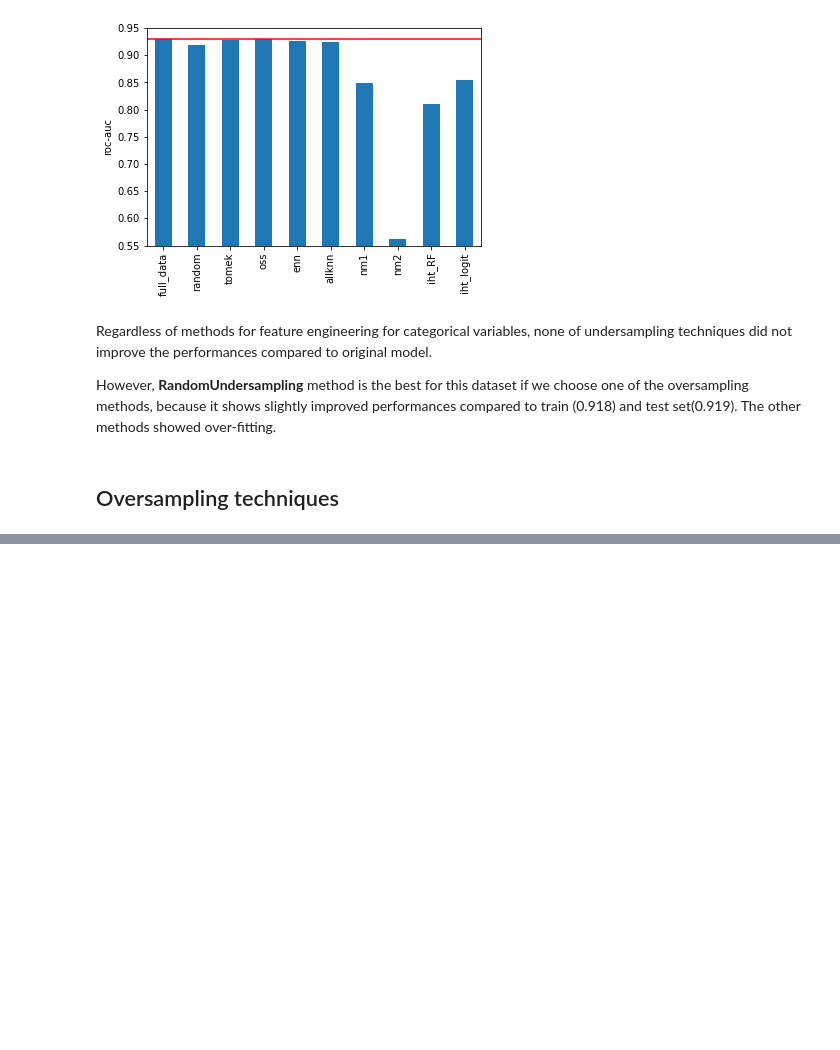
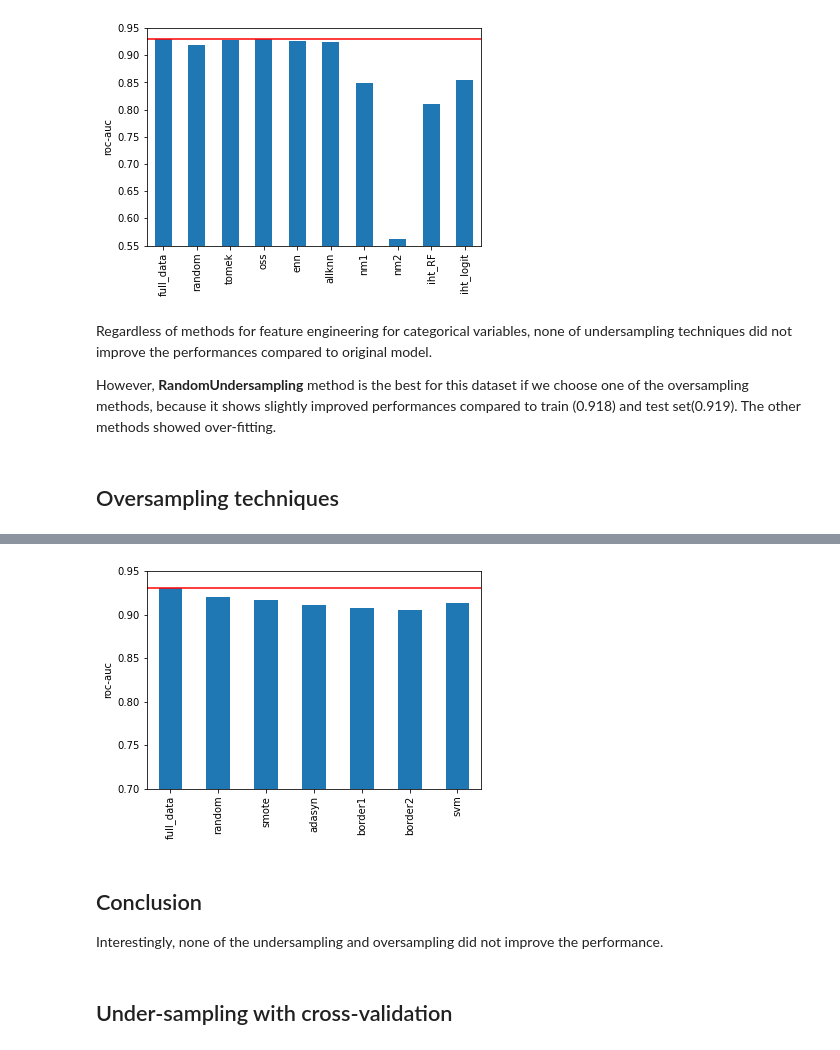
Before and after one commit to zoeyejiseoung/BankMarketing, a Jupyter notebook: Bank_Marketing_BalancingSampling.ipynb, the cells around one changed output, grey strips where cells are left out. Drawn from its saved outputs; the diff is of its cells as text; code cells hidden in the pictures; blank space fills up the shorter version.

Commit message:
completed under-and over-sampling methods

```diff
--- a/Bank_Marketing_BalancingSampling.ipynb
+++ b/Bank_Marketing_BalancingSampling.ipynb
@@ -457,0 +604,14 @@ However, __RandomUndersampling__ method is the best for this dataset if we choos
+# %%
+pd.Series(results_dict_over).plot.bar()
+plt.ylabel('roc-auc')
+plt.ylim(0.70, 0.95)
+plt.axhline(results_dict_over['full_data'], color='r')
+plt.show()
+# %% [output]
+[figure, added]
+# %% [markdown]
+## Conclusion
+
+Interestingly, none of the undersampling and oversampling did not improve the performance.
+# %% [markdown]
+## Under-sampling with cross-validation
```
Also changed, not shown: parts of 30 cells of this notebook.
